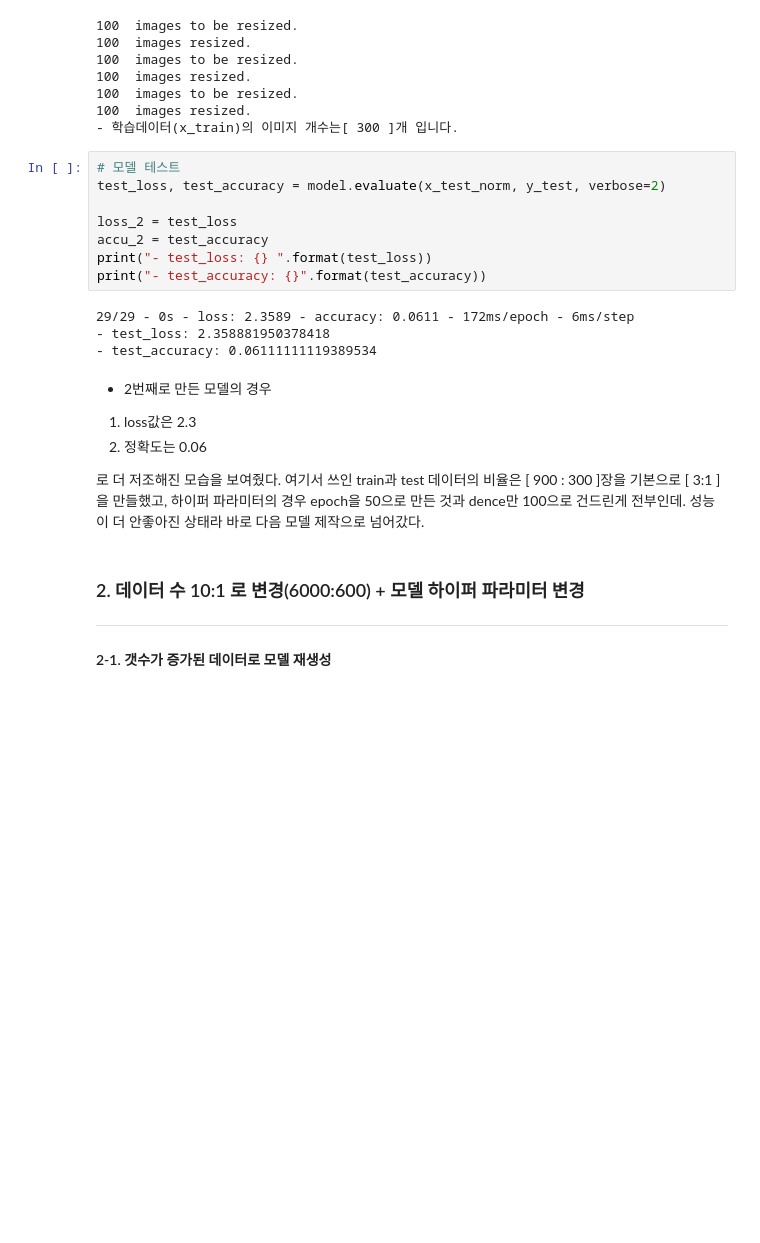
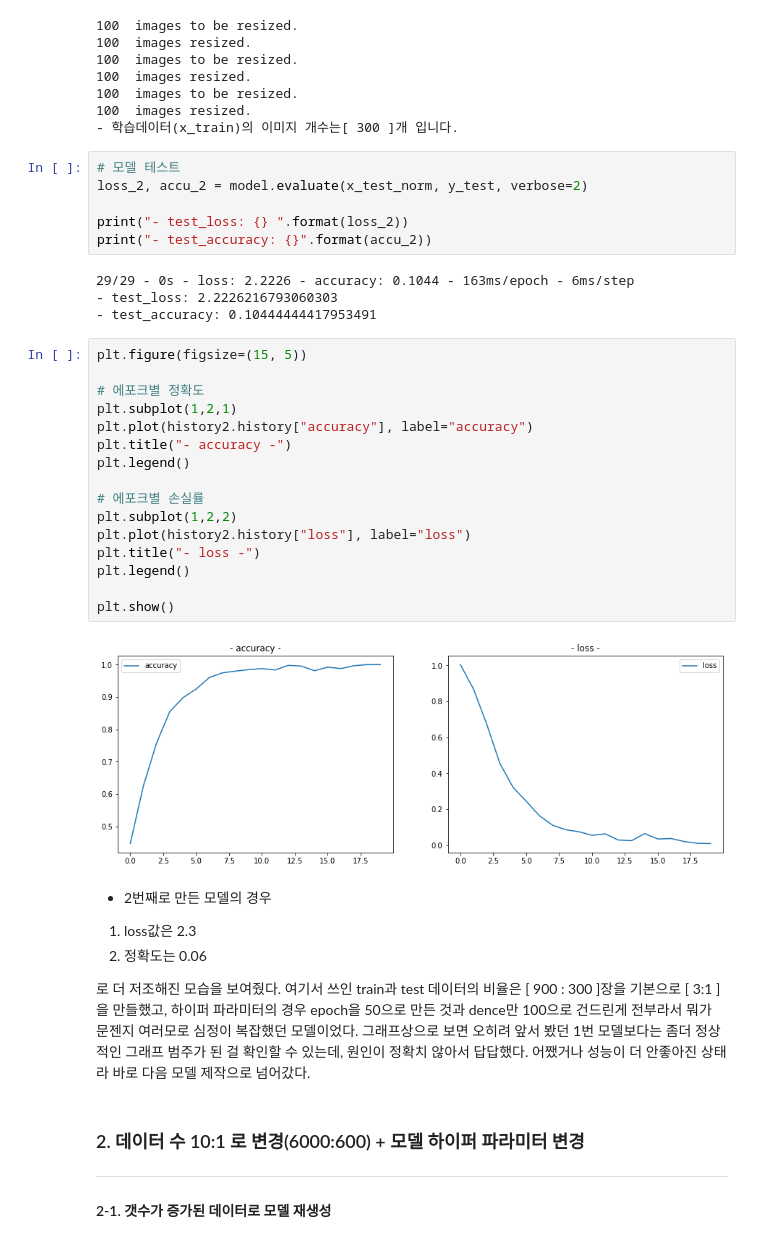
Before and after one commit to Wdstar09/Aiffel_project, a Jupyter notebook: LMS_Exploration/E-05/[E-05]exploration_05.ipynb, the cells around one changed output. Saved outputs shown, nothing was run; the diff lists cells and outputs as text; blank space fills up the shorter version.

```diff
--- a/LMS_Exploration/E-05/[E-05]exploration_05.ipynb
+++ b/LMS_Exploration/E-05/[E-05]exploration_05.ipynb
@@ -537,23 +551,39 @@ x_test_norm = x_test/255.0
 - 학습데이터(x_train)의 이미지 개수는[ 300 ]개 입니다.
 # %%
 # 모델 테스트
-test_loss, test_accuracy = model.evaluate(x_test_norm, y_test, verbose=2)
+loss_2, accu_2 = model.evaluate(x_test_norm, y_test, verbose=2)
 
-loss_2 = test_loss
-accu_2 = test_accuracy
-print("- test_loss: {} ".format(test_loss))
-print("- test_accuracy: {}".format(test_accuracy))
+print("- test_loss: {} ".format(loss_2))
+print("- test_accuracy: {}".format(accu_2))
 # %% [output]
-29/29 - 0s - loss: 2.3589 - accuracy: 0.0611 - 172ms/epoch - 6ms/step
-- test_loss: 2.358881950378418
-- test_accuracy: 0.06111111119389534
+29/29 - 0s - loss: 2.2226 - accuracy: 0.1044 - 163ms/epoch - 6ms/step
+- test_loss: 2.2226216793060303
+- test_accuracy: 0.10444444417953491
+# %%
+plt.figure(figsize=(15, 5))
+
+# 에포크별 정확도
+plt.subplot(1,2,1)
+plt.plot(history2.history["accuracy"], label="accuracy")
+plt.title("- accuracy -")
+plt.legend()
+
+# 에포크별 손실률
+plt.subplot(1,2,2)
+plt.plot(history2.history["loss"], label="loss")
+plt.title("- loss -")
+plt.legend()
+
+plt.show()
+# %% [output]
+[figure, added]
 # %% [markdown]
 * 2번째로 만든 모델의 경우
 
 1. loss값은 2.3
 2. 정확도는 0.06
 
-로 더 저조해진 모습을 보여줬다. 여기서 쓰인 train과 test 데이터의 비율은 [ 900 : 300 ]장을 기본으로 [ 3:1 ]을 만들했고, 하이퍼 파라미터의 경우 epoch을 50으로 만든 것과 dence만 100으로 건드린게 전부인데. 성능이 더 안좋아진 상태라 바로 다음 모델 제작으로 넘어갔다.
+로 더 저조해진 모습을 보여줬다. 여기서 쓰인 train과 test 데이터의 비율은 [ 900 : 300 ]장을 기본으로 [ 3:1 ]을 만들했고, 하이퍼 파라미터의 경우 epoch을 50으로 만든 것과 dence만 100으로 건드린게 전부라서 뭐가 문젠지 여러모로 심정이 복잡했던 모델이었다. 그래프상으로 보면 오히려 앞서 봤던 1번 모델보다는 좀더 정상적인 그래프 범주가 된 걸 확인할 수 있는데, 원인이 정확치 않아서 답답했다. 어쨌거나 성능이 더 안좋아진 상태라 바로 다음 모델 제작으로 넘어갔다.
 # %% [markdown]
 ### 2. 데이터 수 10:1 로 변경(6000:600) + 모델 하이퍼 파라미터 변경
 -----
```
Also changed, not shown: parts of 14 cells of this notebook.
